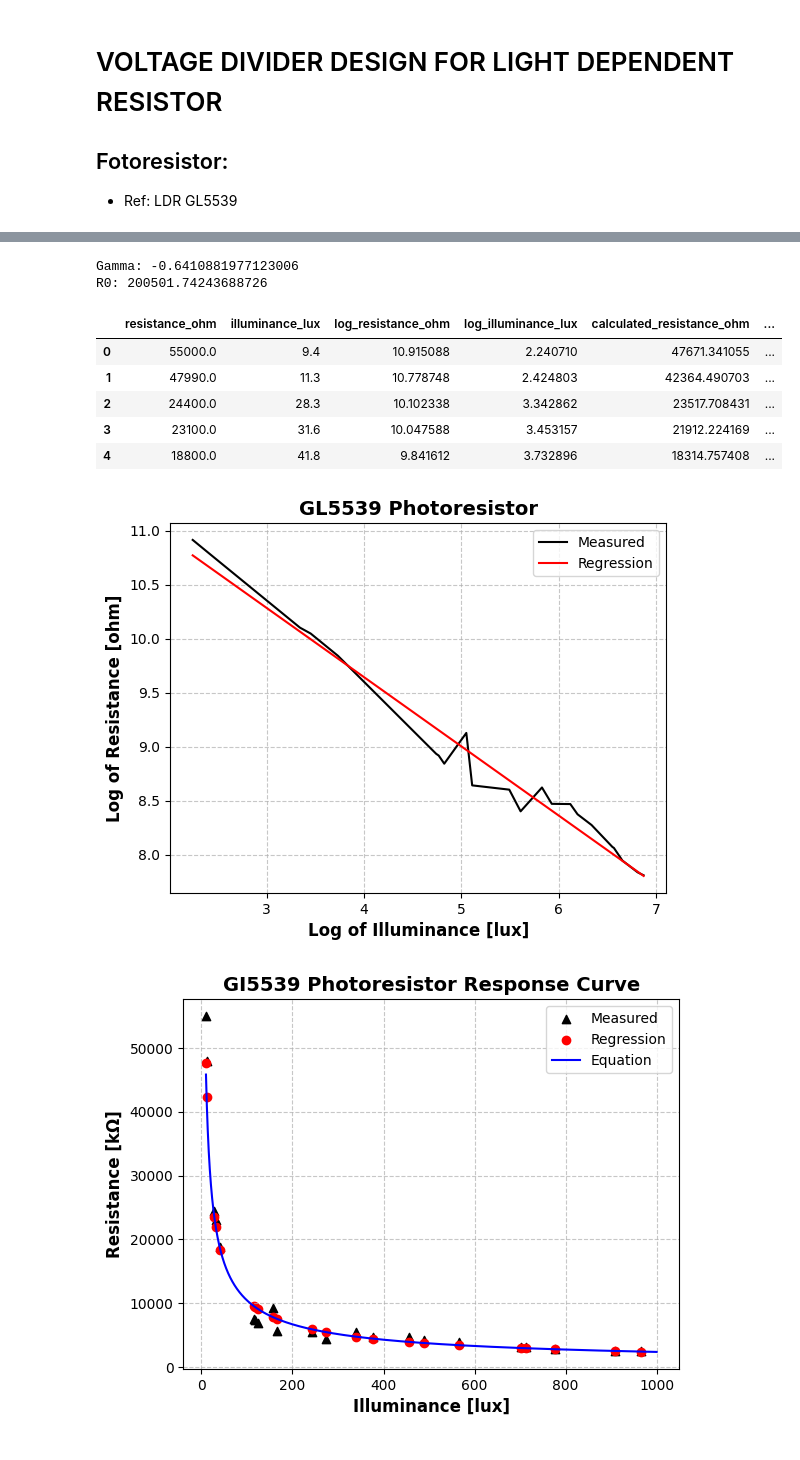
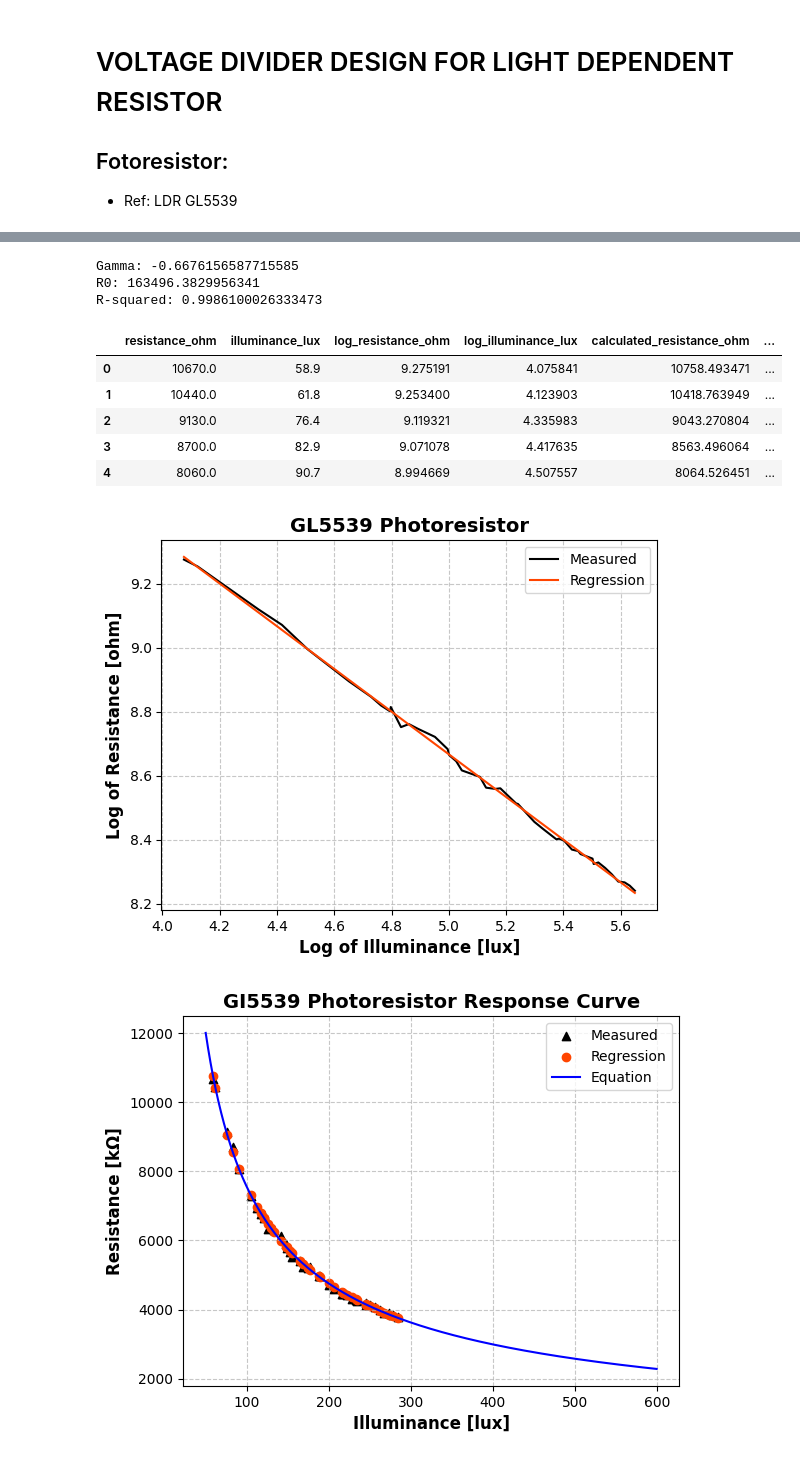
Before and after one commit to JMTamayo/ldr-design, a Jupyter notebook: voltage_divider_design.ipynb, the cells around one changed output, grey strips where cells are left out. Cells and saved outputs as stored; diff of their text form; code cells hidden in the pictures.

Commit message:
Implement analysis for an Arduino UNO R3 with more expermiental data

```diff
--- a/voltage_divider_design.ipynb
+++ b/voltage_divider_design.ipynb
@@ -7,6 +7,9 @@
 # Define the path to the sample data file:
 
 SAMPLE_DATA_FILE_PATH: str = "data/LDR_GL5539.csv"
+
+MIN_ILLUMINANCE_LUX: float = 50
+MAX_ILLUMINANCE_LUX: float = 600
 # %%
 # Import modules:
 
@@ -26,6 +29,12 @@ sample_data_df.sort_values(by="illuminance_lux", inplace=True)
 sample_data_df["log_resistance_ohm"] = np.log(sample_data_df["resistance_ohm"])
 sample_data_df["log_illuminance_lux"] = np.log(sample_data_df["illuminance_lux"])
 
+# Select the data between MIN_ILLUMINANCE_LUX and MAX_ILLUMINANCE_LUX:
+sample_data_df = sample_data_df[
+    (sample_data_df["illuminance_lux"] >= MIN_ILLUMINANCE_LUX)
+    & (sample_data_df["illuminance_lux"] <= MAX_ILLUMINANCE_LUX)
+]
+
 sample_data_df.head()
 # %% [output]
 |  | resistance_ohm | illuminance_lux | log_resistance_ohm | log_illuminance_lux |
@@ -71,11 +80,18 @@ gamma, log_r0 = np.polyfit(
 )
 r0 = np.exp(log_r0)
 
+# Calculate R-squared
+y_true = sample_data_df["log_resistance_ohm"]
+y_pred = gamma * sample_data_df["log_illuminance_lux"] + log_r0
+r_squared = np.corrcoef(y_true, y_pred)[0, 1] ** 2
+
 print(f"Gamma: {gamma}")
 print(f"R0: {r0}")
+print(f"R-squared: {r_squared}")
 # %% [output]
-Gamma: -0.6410881977123006
-R0: 200501.74243688726
+Gamma: -0.6676156587715585
+R0: 163496.3829956341
+R-squared: 0.9986100026333473
 # %%
 # Define the photoresistor function:
 
@@ -92,6 +108,20 @@ def teorical_resistance(lux: float) -> float:
     """
 
     return r0 * (lux**gamma)
+
+
+def teorical_illuminance(resistance: float) -> float:
+    """
+    Calculate the illuminance from the resistance of a photoresistor from teorical curve.
+
+    Args:
+        resistance: The resistance in ohms.
+
+    Returns:
+        The illuminance in lux.
+    """
+
+    return (resistance / r0) ** (1 / gamma)
 # %%
 # Compute the calculated resistance:
 
@@ -104,11 +134,11 @@ sample_data_df["log_calculated_resistance_ohm"] = np.log(
 sample_data_df.head()
 # %% [output]
 |  | resistance_ohm | illuminance_lux | log_resistance_ohm | log_illuminance_lux | calculated_resistance_ohm | ... |
-| 0 | 55000.0 | 9.4 | 10.915088 | 2.240710 | 47671.341055 | ... |
-| 1 | 47990.0 | 11.3 | 10.778748 | 2.424803 | 42364.490703 | ... |
-| 2 | 24400.0 | 28.3 | 10.102338 | 3.342862 | 23517.708431 | ... |
-| 3 | 23100.0 | 31.6 | 10.047588 | 3.453157 | 21912.224169 | ... |
-| 4 | 18800.0 | 41.8 | 9.841612 | 3.732896 | 18314.757408 | ... |
+| 0 | 10670.0 | 58.9 | 9.275191 | 4.075841 | 10758.493471 | ... |
+| 1 | 10440.0 | 61.8 | 9.253400 | 4.123903 | 10418.763949 | ... |
+| 2 | 9130.0 | 76.4 | 9.119321 | 4.335983 | 9043.270804 | ... |
+| 3 | 8700.0 | 82.9 | 9.071078 | 4.417635 | 8563.496064 | ... |
+| 4 | 8060.0 | 90.7 | 8.994669 | 4.507557 | 8064.526451 | ... |
 # %%
 # Compare the calculated resistance with the measured resistance: Logarithmic values
 
@@ -121,7 +151,7 @@ plt.plot(
 plt.plot(
     sample_data_df["log_illuminance_lux"],
     sample_data_df["log_calculated_resistance_ohm"],
-    color="red",
+    color="orangered",
     label="Regression",
 )
 plt.grid(True, linestyle="--", alpha=0.7)
@@ -131,34 +161,38 @@ plt.title("GL5539 Photoresistor", fontsize=14, color="black", fontweight="bold")
 plt.legend()
 plt.show()
 # %% [output]
-[figure, old version]
+[figure, new version]
 # %%
 # Compare the calculated resistance with the measured resistance
 
-illuminance_lux = np.arange(10, 1000, 0.1)
+sample_data_df["calculated_illuminance_lux"] = sample_data_df["resistance_ohm"].apply(
+    lambda x: teorical_illuminance(x)
+)
+
+illuminance_lux = np.arange(MIN_ILLUMINANCE_LUX, MAX_ILLUMINANCE_LUX, 0.1)
 resistance_ohm = [teorical_resistance(x) for x in illuminance_lux]
 
 plt.scatter(
     sample_data_df["illuminance_lux"],
     sample_data_df["resistance_ohm"],
     color="black",
     label="Measured",
-    marker="^",  # Triangle marker
+    marker="^",
 )
 plt.scatter(
     sample_data_df["illuminance_lux"],
     sample_data_df["calculated_resistance_ohm"],
-    color="red",
+    color="orangered",
     label="Regression",
 )
 plt.plot(illuminance_lux, resistance_ohm, color="blue", label="Equation")
 plt.grid(True, linestyle="--", alpha=0.7)
 plt.xlabel("Illuminance [lux]", fontsize=12, color="black", fontweight="bold")
 plt.ylabel("Resistance [kΩ]", fontsize=12, color="black", fontweight="bold")
 plt.title(
     "GI5539 Photoresistor Response Curve", fontsize=14, color="black", fontweight="bold"
 )
 plt.legend()
 plt.show()
 # %% [output]
-[figure, old version]
+[figure, new version]
```
Also changed, not shown: parts of 8 cells of this notebook, 2 other files.
